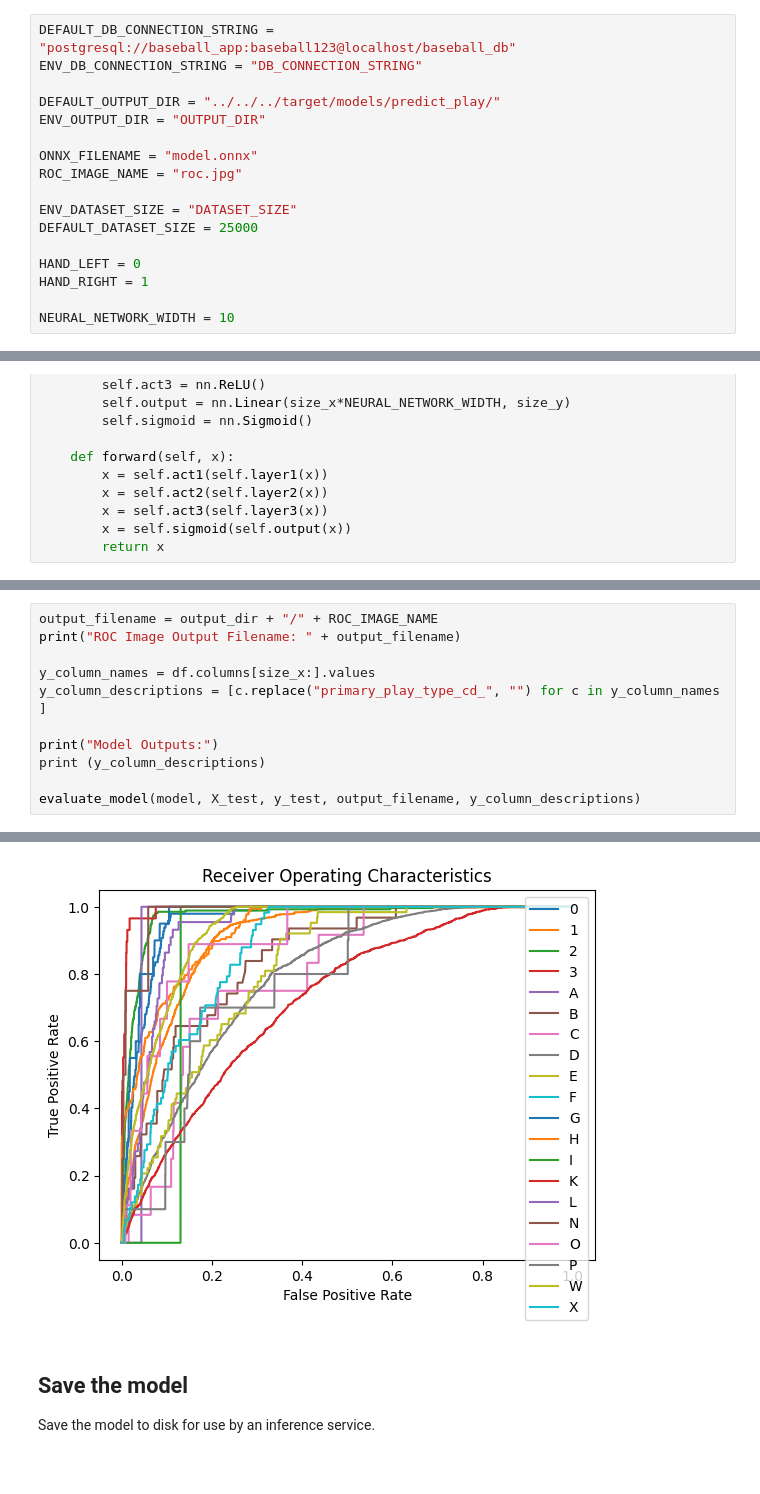
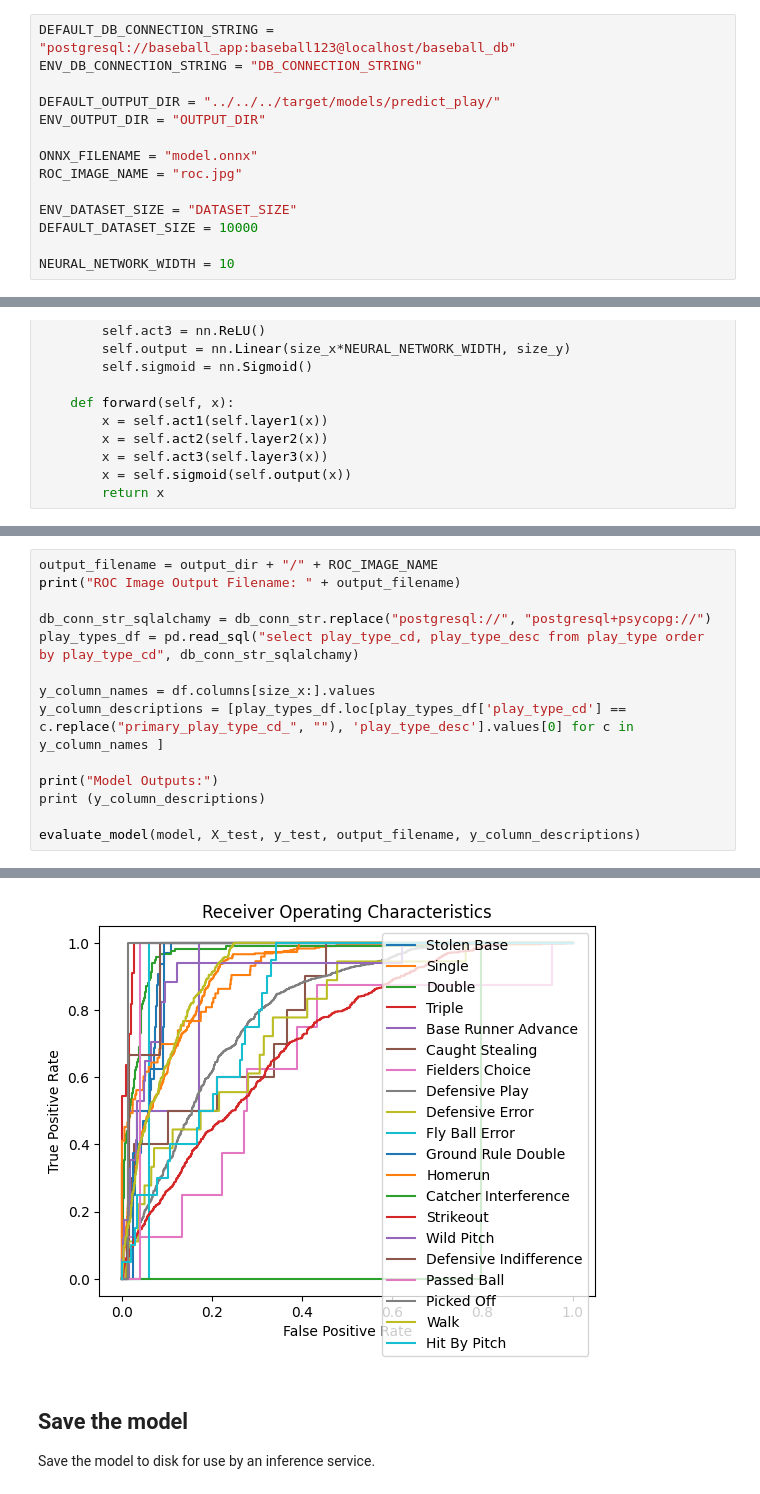
Before and after one commit to glroland/baseball, a Jupyter notebook: data/src/train/train_predict_play_model.ipynb, the cells around one changed output, grey strips where cells are left out. Saved outputs shown, nothing was run; the diff lists cells and outputs as text.

```diff
--- a/data/src/train/train_predict_play_model.ipynb
+++ b/data/src/train/train_predict_play_model.ipynb
@@ -23,10 +24,7 @@ ONNX_FILENAME = "model.onnx"
 ROC_IMAGE_NAME = "roc.jpg"
 
 ENV_DATASET_SIZE = "DATASET_SIZE"
-DEFAULT_DATASET_SIZE = 25000
-
-HAND_LEFT = 0
-HAND_RIGHT = 1
+DEFAULT_DATASET_SIZE = 10000
 
 NEURAL_NETWORK_WIDTH = 10
 # %%
@@ -277,8 +265,11 @@ Final model accuracy: 95.80%
 output_filename = output_dir + "/" + ROC_IMAGE_NAME
 print("ROC Image Output Filename: " + output_filename)
 
+db_conn_str_sqlalchamy = db_conn_str.replace("postgresql://", "postgresql+psycopg://")
+play_types_df = pd.read_sql("select play_type_cd, play_type_desc from play_type order by play_type_cd", db_conn_str_sqlalchamy)
+
 y_column_names = df.columns[size_x:].values
-y_column_descriptions = [c.replace("primary_play_type_cd_", "") for c in y_column_names ]
+y_column_descriptions = [play_types_df.loc[play_types_df['play_type_cd'] == c.replace("primary_play_type_cd_", ""), 'play_type_desc'].values[0] for c in y_column_names ]
 
 print("Model Outputs:")
 print (y_column_descriptions)
@@ -305,4 +296,4 @@ Model Outputs:
-[figure, old version]
+[figure, new version]
 # %% [markdown]
 ## Save the model
 
```
Also changed, not shown: parts of 13 cells of this notebook, 1 other file.
